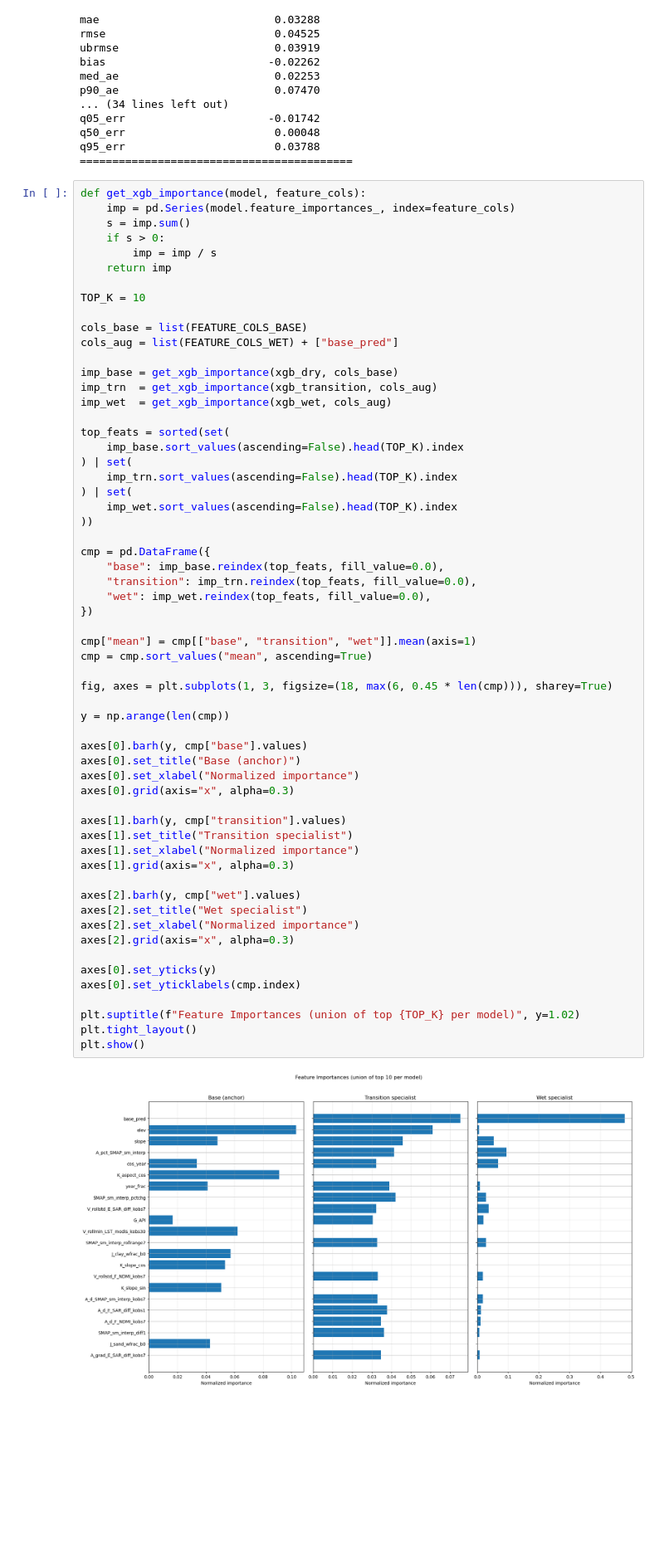
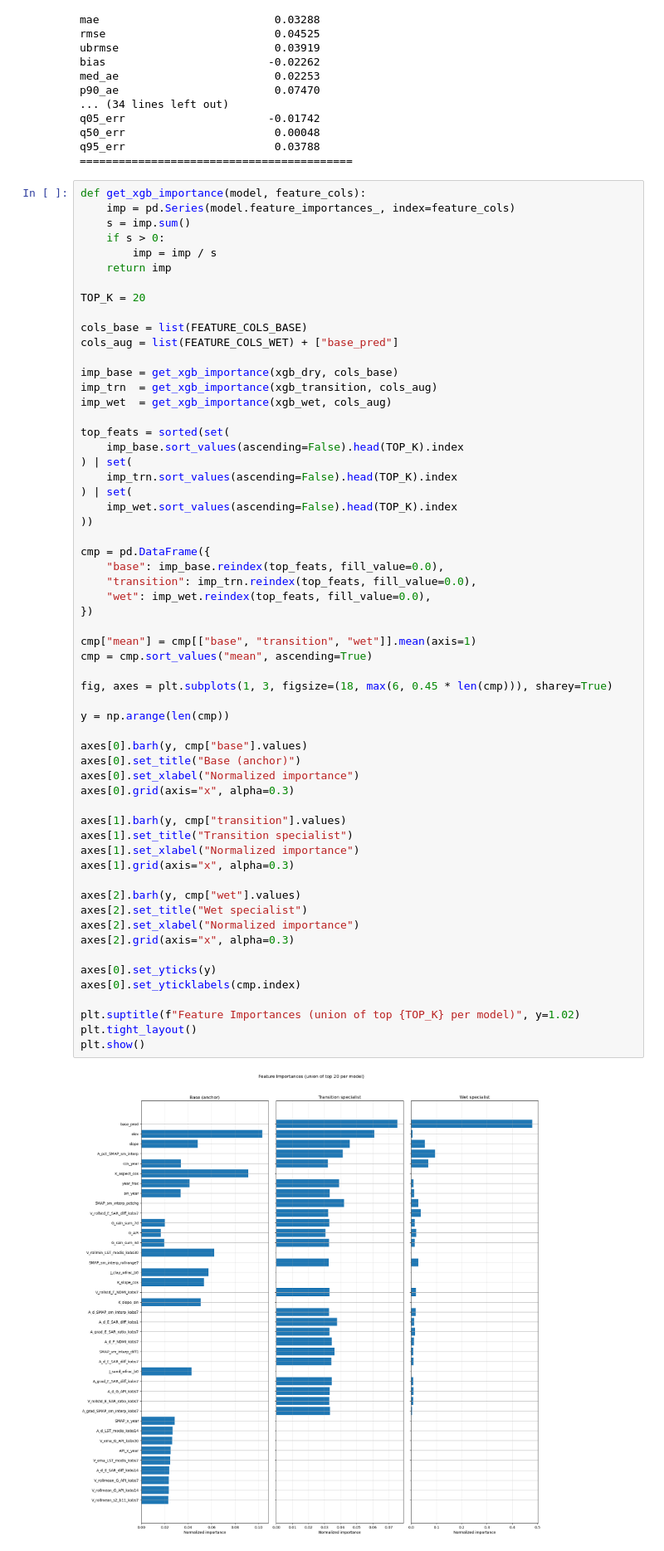
Before and after one commit to KerryCheon/MDR-Project, a Jupyter notebook: Models/Temporal/v20/v20.3/MDR-v20.3.ipynb, the cells around one changed output. Shown at 83% size. Saved outputs shown, nothing was run; the diff lists cells and outputs as text; blank space fills up the shorter version.

```diff
--- a/Models/Temporal/v20/v20.3/MDR-v20.3.ipynb
+++ b/Models/Temporal/v20/v20.3/MDR-v20.3.ipynb
@@ -753,7 +753,7 @@ def get_xgb_importance(model, feature_cols):
         imp = imp / s
     return imp
 
-TOP_K = 10
+TOP_K = 20
 
 cols_base = list(FEATURE_COLS_BASE)
 cols_aug = list(FEATURE_COLS_WET) + ["base_pred"]
@@ -778,31 +778,31 @@ cmp = pd.DataFrame({
 
 cmp["mean"] = cmp[["base", "transition", "wet"]].mean(axis=1)
 cmp = cmp.sort_values("mean", ascending=True)
 
 fig, axes = plt.subplots(1, 3, figsize=(18, max(6, 0.45 * len(cmp))), sharey=True)
 
 y = np.arange(len(cmp))
 
 axes[0].barh(y, cmp["base"].values)
 axes[0].set_title("Base (anchor)")
 axes[0].set_xlabel("Normalized importance")
 axes[0].grid(axis="x", alpha=0.3)
 
 axes[1].barh(y, cmp["transition"].values)
 axes[1].set_title("Transition specialist")
 axes[1].set_xlabel("Normalized importance")
 axes[1].grid(axis="x", alpha=0.3)
 
 axes[2].barh(y, cmp["wet"].values)
 axes[2].set_title("Wet specialist")
 axes[2].set_xlabel("Normalized importance")
 axes[2].grid(axis="x", alpha=0.3)
 
 axes[0].set_yticks(y)
 axes[0].set_yticklabels(cmp.index)
 
 plt.suptitle(f"Feature Importances (union of top {TOP_K} per model)", y=1.02)
 plt.tight_layout()
 plt.show()
 # %% [output]
-[figure, old version]
+[figure, new version]
```
Also changed, not shown: parts of 2 cells of this notebook, 3 other files.
